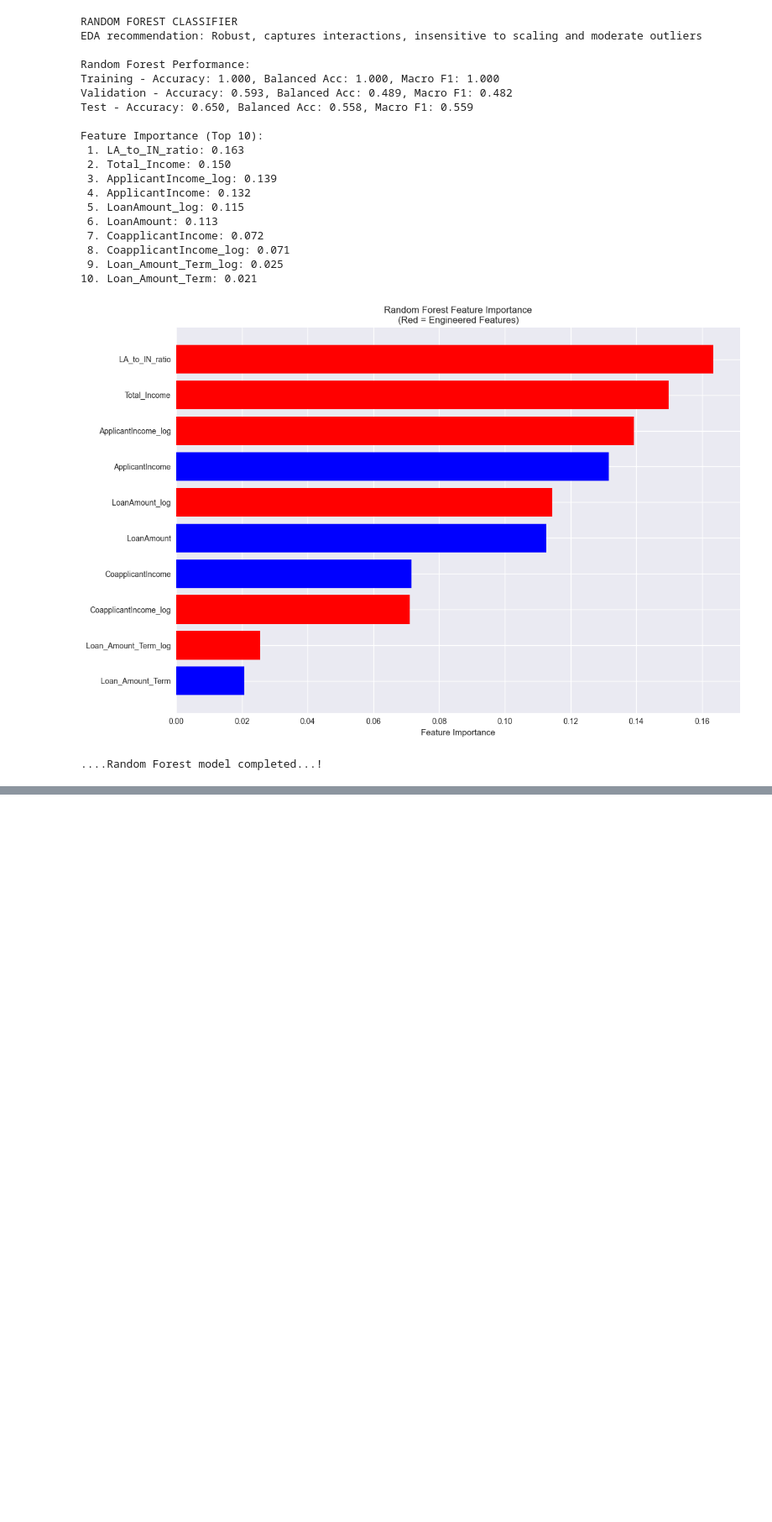
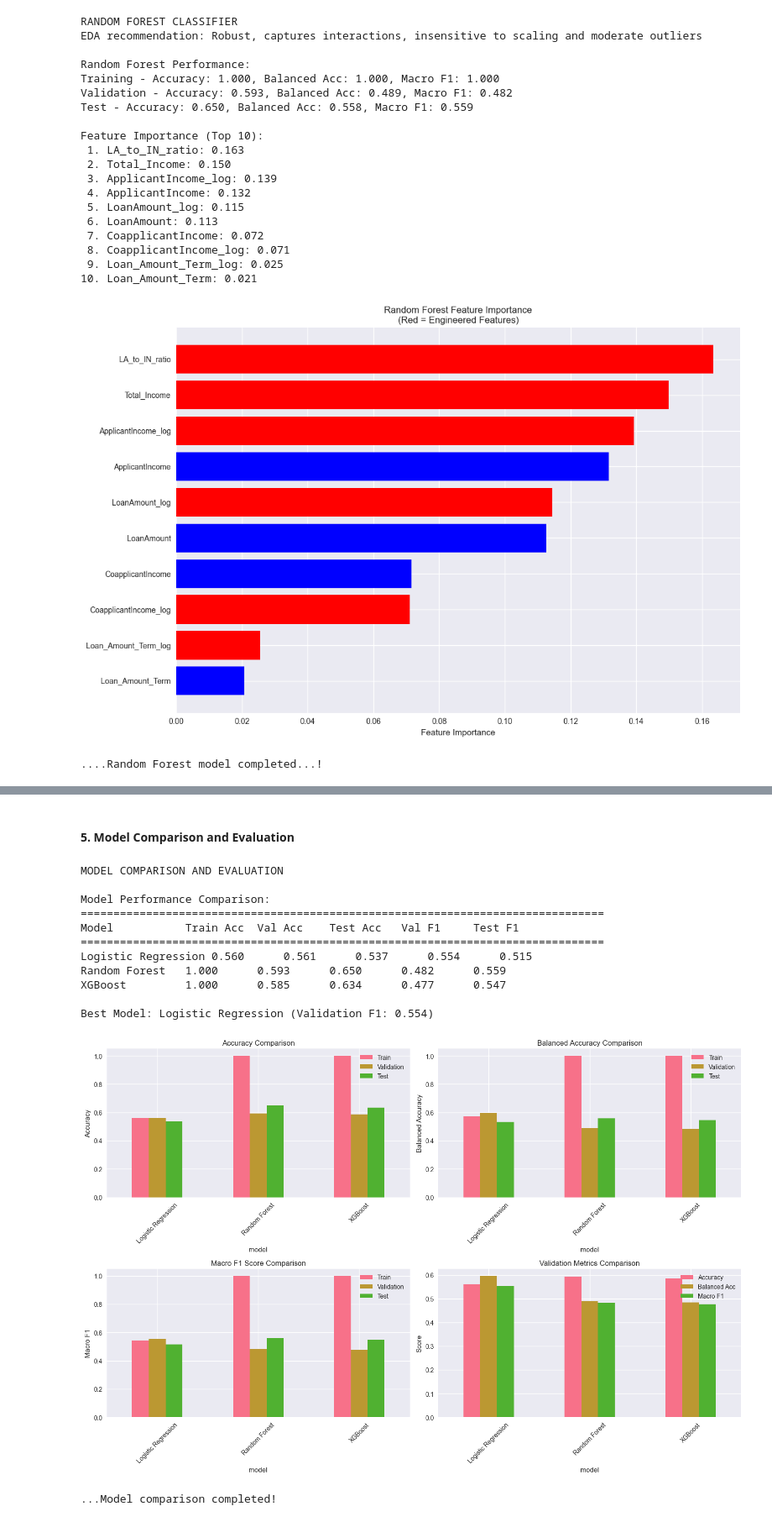
Before and after one commit to Naeema-cyber/ai_engineering_repo, a Jupyter notebook: month_3/machine_learning/home_loan_folder/model_training.ipynb, the cells around one changed output, grey strips where cells are left out. Shown at 84% size. Saved outputs shown, nothing was run; the diff lists cells and outputs as text; code cells hidden in the pictures; blank space fills up the shorter version.

```diff
--- a/month_3/machine_learning/home_loan_folder/model_training.ipynb
+++ b/month_3/machine_learning/home_loan_folder/model_training.ipynb
@@ -305,0 +460,77 @@ Feature Importance (Top 10):
+# %% [markdown]
+#### **5. Model Comparison and Evaluation**
+# %%
+print("MODEL COMPARISON AND EVALUATION")
+
+# Collect all results
+all_results = [baseline_results, rf_results]
+if xgb_results is not None:
+    all_results.append(xgb_results)
+
+# Create comparison DataFrame
+comparison_df = pd.DataFrame(all_results)
+comparison_df = comparison_df.set_index('model')
+
+print("\nModel Performance Comparison:")
+print("=" * 80)
+print(f"{'Model':<15} {'Train Acc':<10} {'Val Acc':<10} {'Test Acc':<10} {'Val F1':<10} {'Test F1':<10}")
+print("=" * 80)
+for _, row in comparison_df.iterrows():
+    print(f"{row.name:<15} {row['train_accuracy']:<10.3f} {row['val_accuracy']:<10.3f} {row['test_accuracy']:<10.3f} {row['val_f1']:<10.3f} {row['test_f1']:<10.3f}")
+
+# Find best model based on validation F1 score (EDA recommendation)
+best_model_name = comparison_df['val_f1'].idxmax()
+best_model_score = comparison_df.loc[best_model_name, 'val_f1']
+
+print(f"\nBest Model: {best_model_name} (Validation F1: {best_model_score:.3f})")
+
+# Visualize model comparison
+fig, axes = plt.subplots(2, 2, figsize=(15, 10))
+
+# Accuracy comparison
+comparison_df[['train_accuracy', 'val_accuracy', 'test_accuracy']].plot(kind='bar', ax=axes[0,0])
+axes[0,0].set_title('Accuracy Comparison')
+axes[0,0].set_ylabel('Accuracy')
+axes[0,0].legend(['Train', 'Validation', 'Test'])
+axes[0,0].tick_params(axis='x', rotation=45)
+
+# Balanced Accuracy comparison
+comparison_df[['train_balanced_acc', 'val_balanced_acc', 'test_balanced_acc']].plot(kind='bar', ax=axes[0,1])
+axes[0,1].set_title('Balanced Accuracy Comparison')
+axes[0,1].set_ylabel('Balanced Accuracy')
+axes[0,1].legend(['Train', 'Validation', 'Test'])
+axes[0,1].tick_params(axis='x', rotation=45)
+
+# F1 Score comparison
+comparison_df[['train_f1', 'val_f1', 'test_f1']].plot(kind='bar', ax=axes[1,0])
+axes[1,0].set_title('Macro F1 Score Comparison')
+axes[1,0].set_ylabel('Macro F1')
+axes[1,0].legend(['Train', 'Validation', 'Test'])
+axes[1,0].tick_params(axis='x', rotation=45)
+
+# Validation metrics only
+validation_metrics = comparison_df[['val_accuracy', 'val_balanced_acc', 'val_f1']]
+validation_metrics.plot(kind='bar', ax=axes[1,1])
+axes[1,1].set_title('Validation Metrics Comparison')
+axes[1,1].set_ylabel('Score')
+axes[1,1].legend(['Accuracy', 'Balanced Acc', 'Macro F1'])
+axes[1,1].tick_params(axis='x', rotation=45)
+
+plt.tight_layout()
+plt.show()
+
+print("...Model comparison completed!")
+# %% [output]
+MODEL COMPARISON AND EVALUATION
+
+Model Performance Comparison:
+================================================================================
+Model           Train Acc  Val Acc    Test Acc   Val F1     Test F1
+================================================================================
+Logistic Regression 0.560      0.561      0.537      0.554      0.515
+Random Forest   1.000      0.593      0.650      0.482      0.559
+XGBoost         1.000      0.585      0.634      0.477      0.547
+
+Best Model: Logistic Regression (Validation F1: 0.554)
+[figure, added]
+...Model comparison completed!
```
Also changed, not shown: parts of 5 cells of this notebook, 8 other files.
